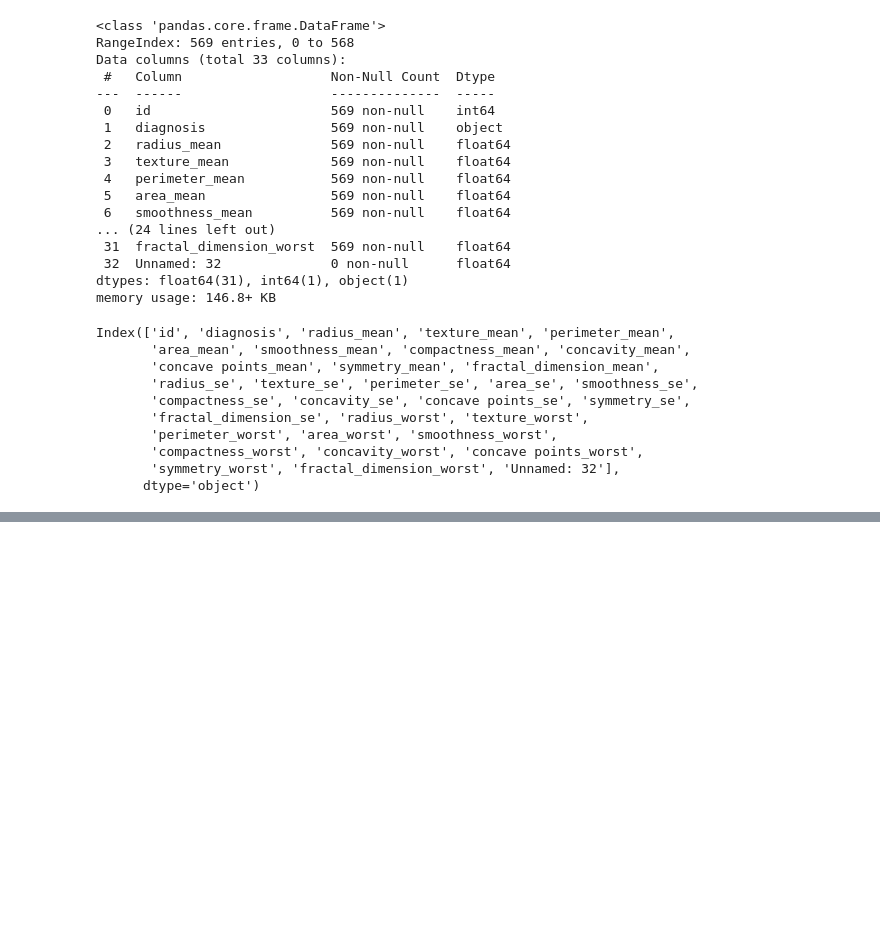
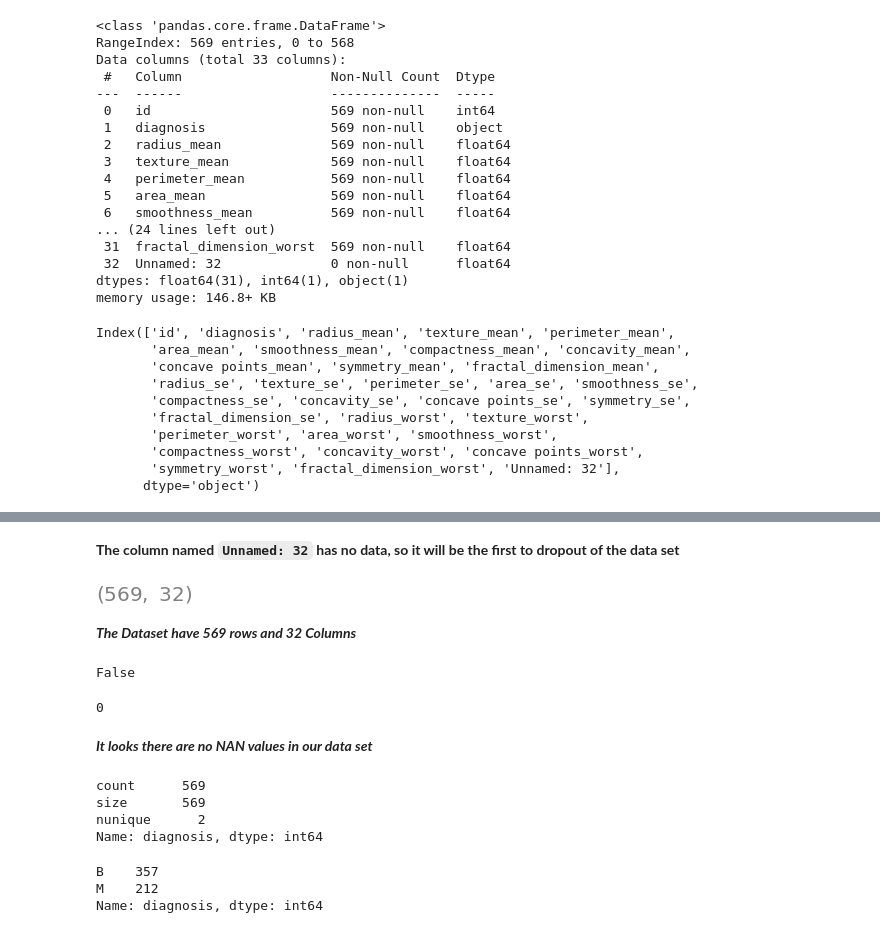
Before and after one commit to gezish/causal_inference_using_ml, a Jupyter notebook: notebooks/EDA.ipynb, the cells around one changed output, grey strips where cells are left out. Saved outputs shown, nothing was run; the diff lists cells and outputs as text; code cells hidden in the pictures; blank space fills up the shorter version.

Commit message:
visualization started

```diff
--- a/notebooks/EDA.ipynb
+++ b/notebooks/EDA.ipynb
@@ -77,0 +91,10 @@ Index(['id', 'diagnosis', 'radius_mean', 'texture_mean', 'perimeter_mean',
+# %% [markdown]
+**The column named `Unnamed: 32` has no data, so it will be the first to dropout of the data set**
+# %%
+#
+data = data.drop('Unnamed: 32', axis =1)
+data.shape
+# %% [output]
+[figure, added]
+# %% [markdown]
+***The Dataset have 569 rows and 32 Columns***
@@ -77,0 +103,23 @@ Index(['id', 'diagnosis', 'radius_mean', 'texture_mean', 'perimeter_mean',
+# %%
+df.isnull().values.any()
+# %% [output]
+False
+# %%
+df.isnull().values.sum()
+# %% [output]
+0
+# %% [markdown]
+***It looks there are no NAN values in our data set***
+# %%
+df['diagnosis'].agg(['count', 'size', 'nunique'])
+# %% [output]
+count      569
+size       569
+nunique      2
+Name: diagnosis, dtype: int64
+# %%
+pd.value_counts(df['diagnosis'])
+# %% [output]
+B    357
+M    212
+Name: diagnosis, dtype: int64
```
Also changed, not shown: parts of 12 cells of this notebook.
